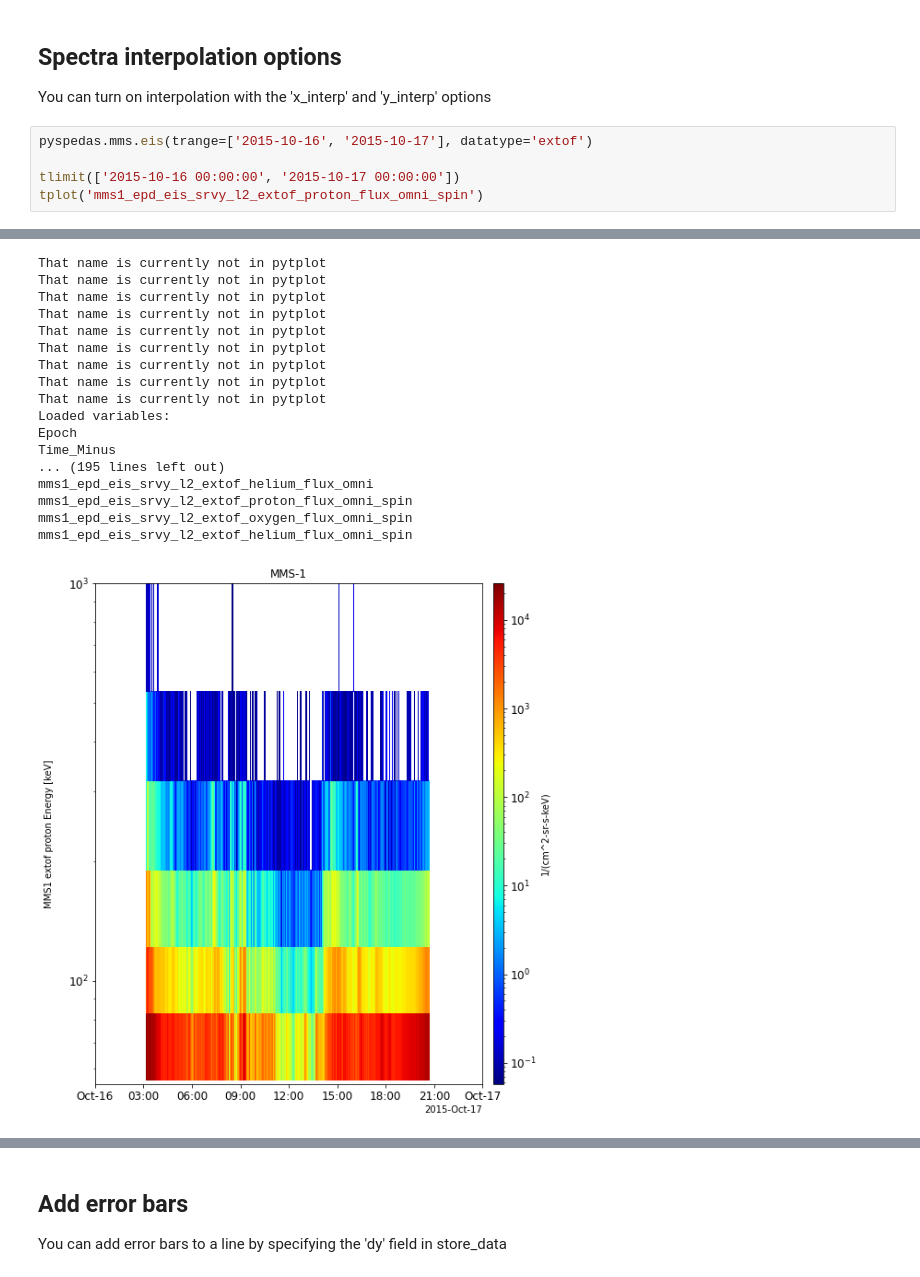
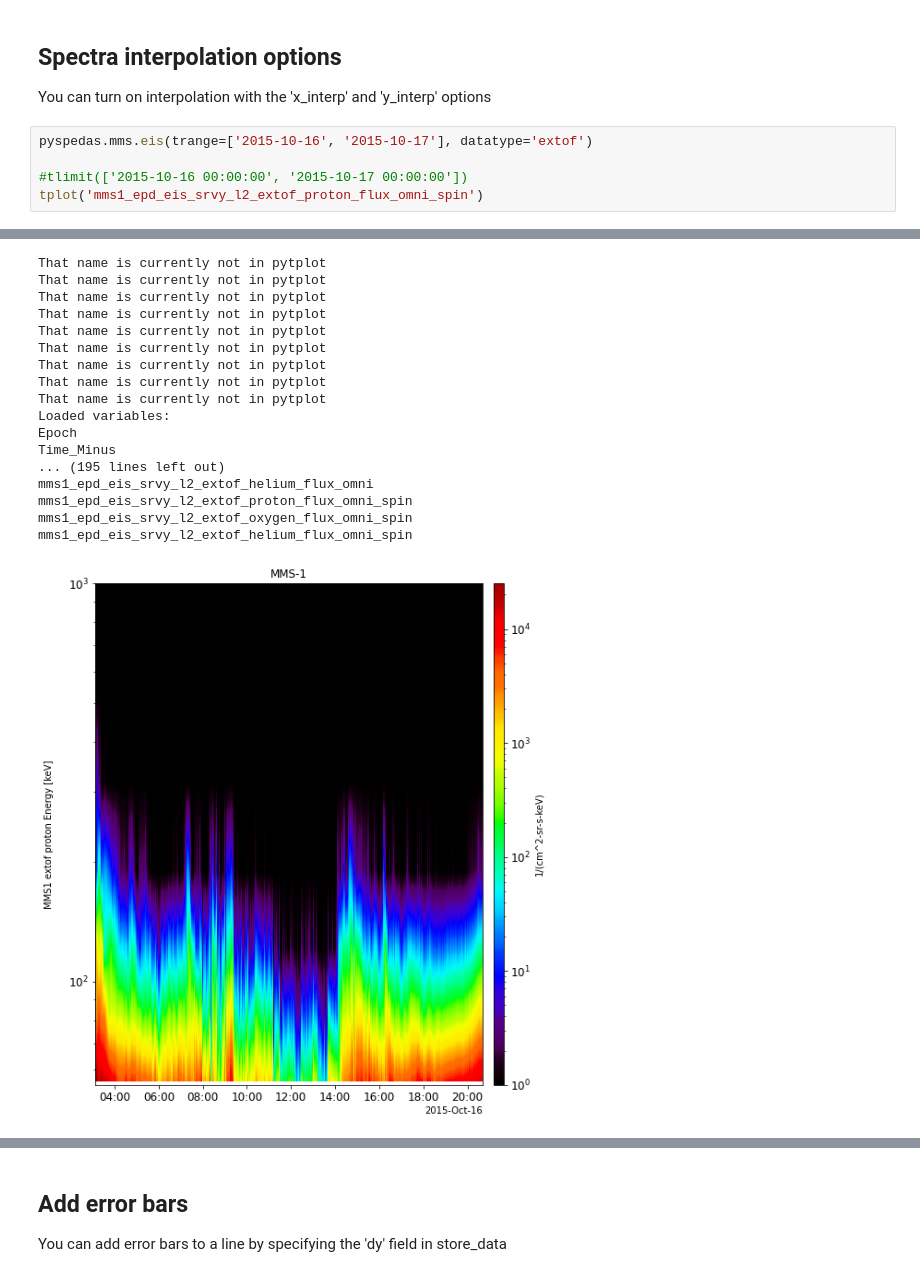
Before and after one commit to MAVENSDC/PyTplot, a Jupyter notebook: docs/PyTplot examples with matplotlib.ipynb, the cells around one changed output, grey strips where cells are left out. Cells and saved outputs as stored; diff of their text form.

```diff
--- a/docs/PyTplot examples with matplotlib.ipynb
+++ b/docs/PyTplot examples with matplotlib.ipynb
@@ -211,6 +235,6 @@ You can turn on interpolation with the 'x_interp' and 'y_interp' options
 # %%
 pyspedas.mms.eis(trange=['2015-10-16', '2015-10-17'], datatype='extof')
 
-tlimit(['2015-10-16 00:00:00', '2015-10-17 00:00:00'])
+#tlimit(['2015-10-16 00:00:00', '2015-10-17 00:00:00'])
 tplot('mms1_epd_eis_srvy_l2_extof_proton_flux_omni_spin')
 # %% [output]
@@ -221,21 +245,21 @@ tplot('mms1_epd_eis_srvy_l2_extof_proton_flux_omni_spin')
 That name is currently not in pytplot
 That name is currently not in pytplot
 That name is currently not in pytplot
 That name is currently not in pytplot
 That name is currently not in pytplot
 That name is currently not in pytplot
 That name is currently not in pytplot
 That name is currently not in pytplot
 That name is currently not in pytplot
 Loaded variables:
 Epoch
 Time_Minus
 ... (195 lines left out)
 mms1_epd_eis_srvy_l2_extof_helium_flux_omni
 mms1_epd_eis_srvy_l2_extof_proton_flux_omni_spin
 mms1_epd_eis_srvy_l2_extof_oxygen_flux_omni_spin
 mms1_epd_eis_srvy_l2_extof_helium_flux_omni_spin
-[figure, old version]
+[figure, new version]
 # %%
 options('mms1_epd_eis_srvy_l2_extof_proton_flux_omni_spin', 'x_interp', True)
 options('mms1_epd_eis_srvy_l2_extof_proton_flux_omni_spin', 'y_interp', True)
```
Also changed, not shown: parts of 26 cells of this notebook.
